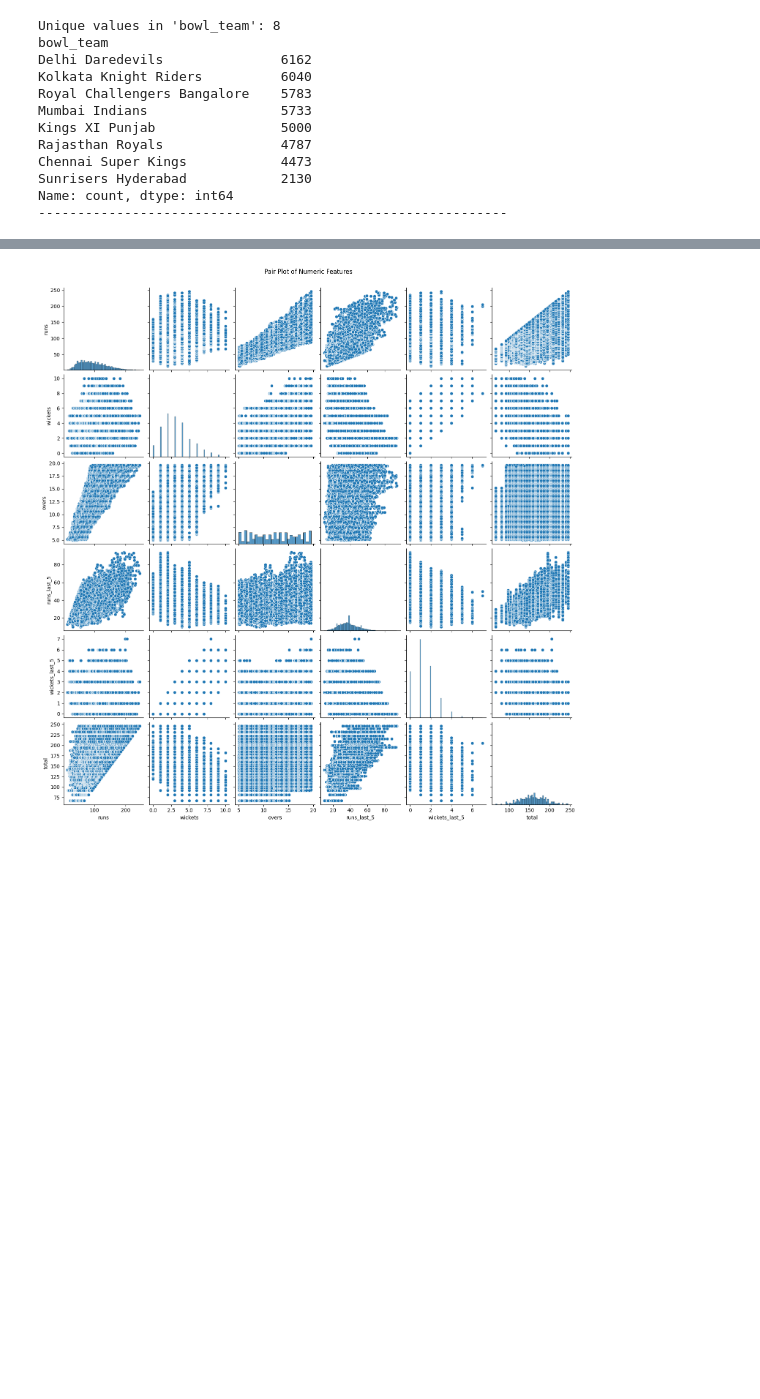
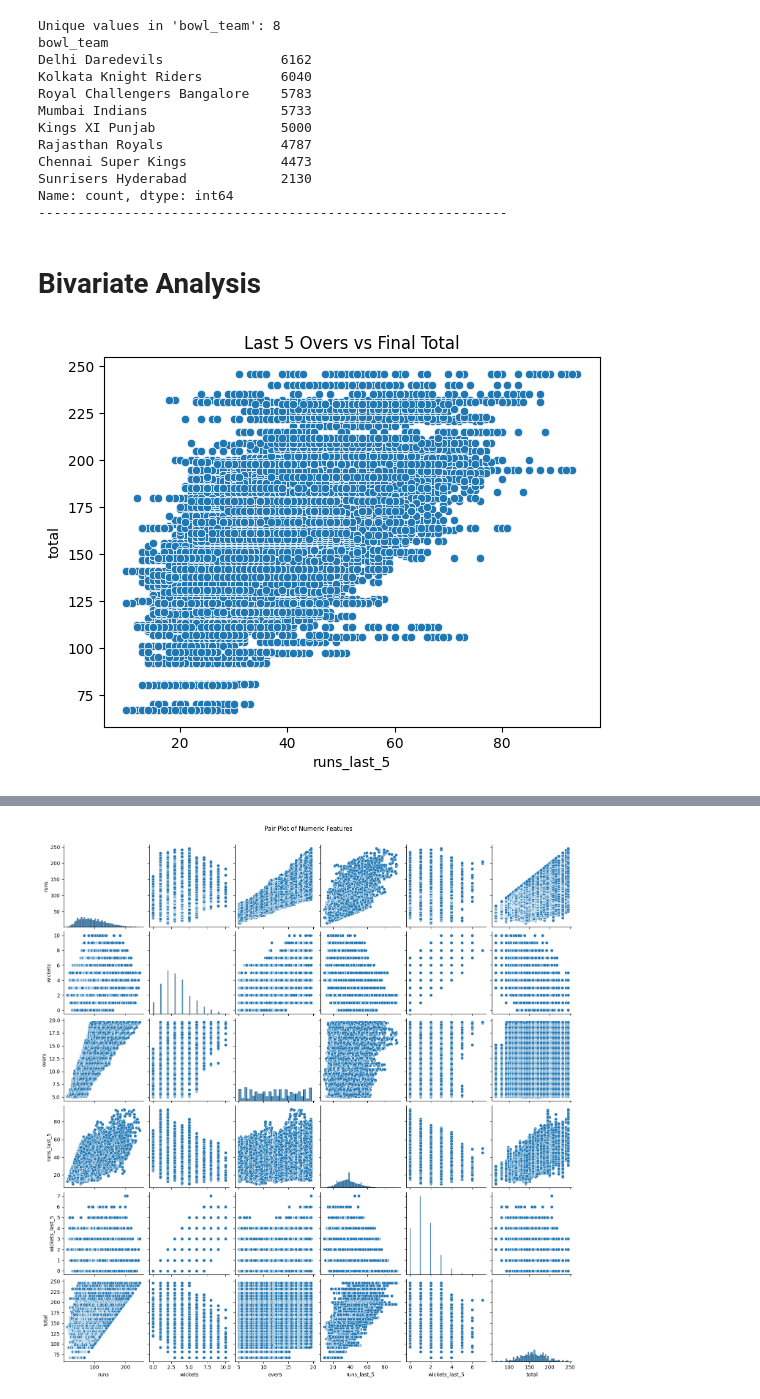
Before and after one commit to kanakrajarora/IPL_score_predictor, a Jupyter notebook: First_Innings_Score_Prediction_IPL.ipynb, the cells around one changed output, grey strips where cells are left out. Drawn from its saved outputs; the diff is of its cells as text; code cells hidden in the pictures; blank space fills up the shorter version.

```diff
--- a/First_Innings_Score_Prediction_IPL.ipynb
+++ b/First_Innings_Score_Prediction_IPL.ipynb
@@ -305,3 +326,11 @@ Chennai Super Kings            4473
 Sunrisers Hyderabad            2130
 Name: count, dtype: int64
 ------------------------------------------------------------
+# %% [markdown]
+# Bivariate Analysis
+# %%
+sns.scatterplot(x='runs_last_5', y='total', data=df)
+plt.title("Last 5 Overs vs Final Total")
+plt.show()
+# %% [output]
+[figure, added]
```
Also changed, not shown: parts of 10 cells of this notebook, 1 other file.
